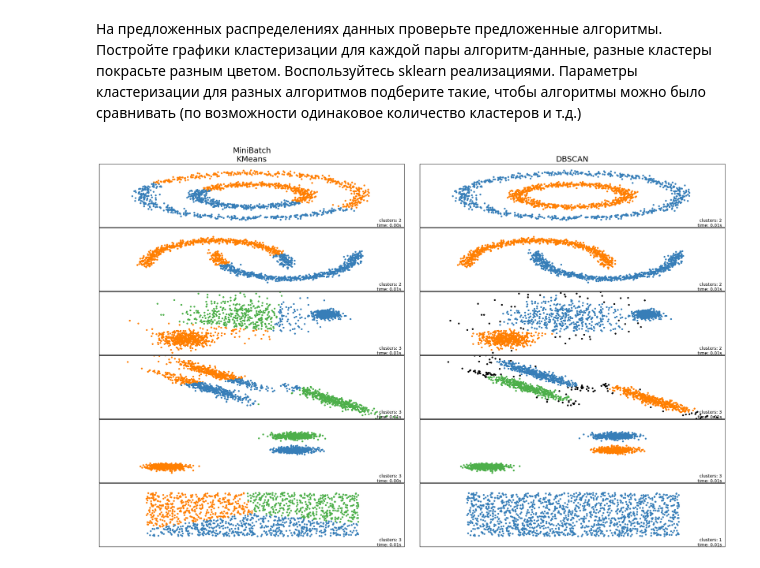
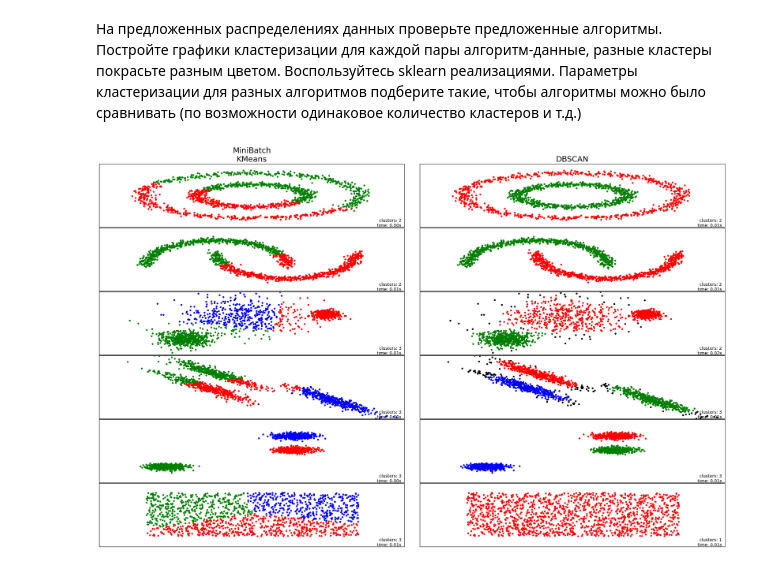
Before and after one commit to babybulat/ml-in-aesc-trial, a Jupyter notebook: HW.ipynb, the cells around one changed output. Drawn from its saved outputs; the diff is of its cells as text; code cells hidden in the pictures.

```diff
--- a/HW.ipynb
+++ b/HW.ipynb
@@ -246,14 +246,6 @@ from sklearn.neighbors import kneighbors_graph
 from sklearn.preprocessing import StandardScaler
 from itertools import cycle, islice
 from sklearn.cluster import MiniBatchKMeans, DBSCAN
-# %%
-two_means = MiniBatchKMeans(n_clusters=3, batch_size=100, random_state=0)
-dbscan = DBSCAN(eps=0.3, min_samples=10)
-
-clustering_algorithms = (
-        ("MiniBatch\nKMeans", two_means),
-        ("DBSCAN", dbscan),
-    )
 # %%
 
 np.random.seed(0)
@@ -383,53 +375,40 @@ for i_dataset, (dataset, algo_params) in enumerate(datasets_list):
 
     for name, algorithm in clustering_algorithms:
         plt.subplot(len(datasets_list), len(clustering_algorithms), plot_num)
-
         t0 = time.time()
-
-        # Catch warnings
         with warnings.catch_warnings():
             warnings.filterwarnings(
                 "ignore",
                 message="the number of clusters found is smaller than n_clusters"
             )
             algorithm.fit(X)
-
         t1 = time.time()
-
-        # Get labels
         if hasattr(algorithm, 'labels_'):
             y_pred = algorithm.labels_.astype(int)
         else:
             y_pred = algorithm.predict(X)
 
-        # Create colors for clusters
         colors = np.array(list(islice(cycle([
-            '#377eb8', '#ff7f00', '#4daf4a',
-            '#f781bf', '#a65628', '#984ea3',
-            '#999999', '#e41a1c', '#dede00'
+            'red', 'green', 'blue',
         ]), int(max(y_pred) + 1))))
-
-        # Add black for noise (for DBSCAN)
         colors = np.append(colors, ["#000000"])
 
         plt.scatter(X[:, 0], X[:, 1], s=10, color=colors[y_pred])
         plt.xlim(-2.5, 2.5)
         plt.ylim(-2.5, 2.5)
         plt.xticks(())
         plt.yticks(())
 
-        # Add algorithm name at the top
         if i_dataset == 0:
             plt.title(name, size=18)
 
-        # Add time and cluster count
         n_clusters = len(set(y_pred)) - (1 if -1 in y_pred else 0)
         plt.text(0.99, 0.01, f'clusters: {n_clusters}\ntime: {t1-t0:.2f}s',
                 transform=plt.gca().transAxes, size=10,
                 horizontalalignment='right')
 
         plot_num += 1
 
 plt.show()
 # %% [output]
-[figure, old version]
+[figure, new version]
```
